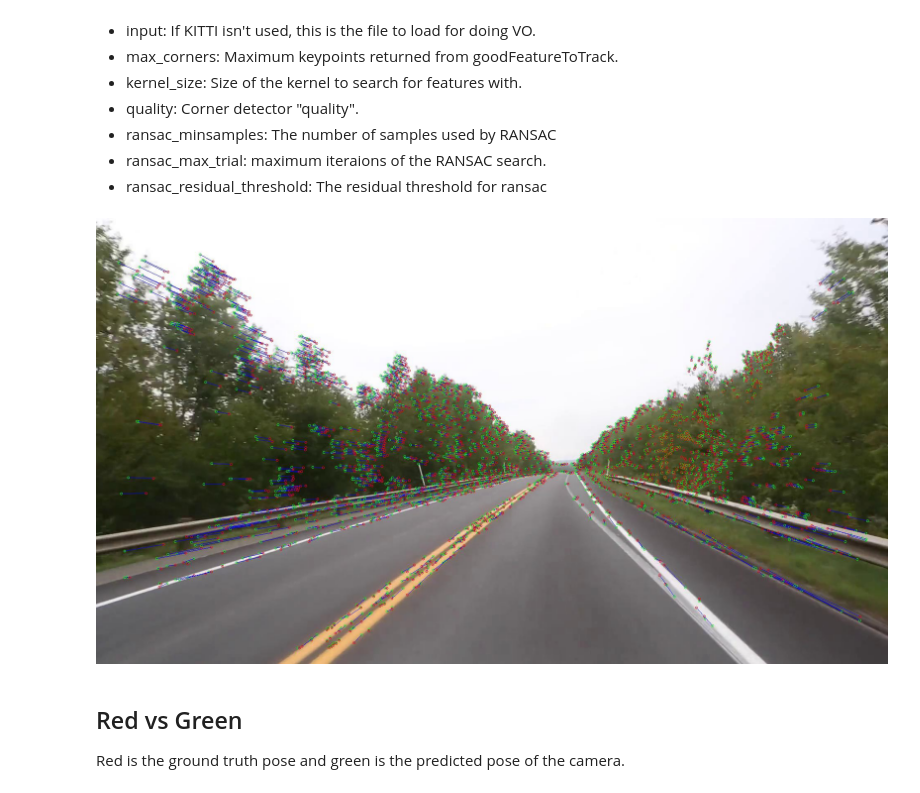
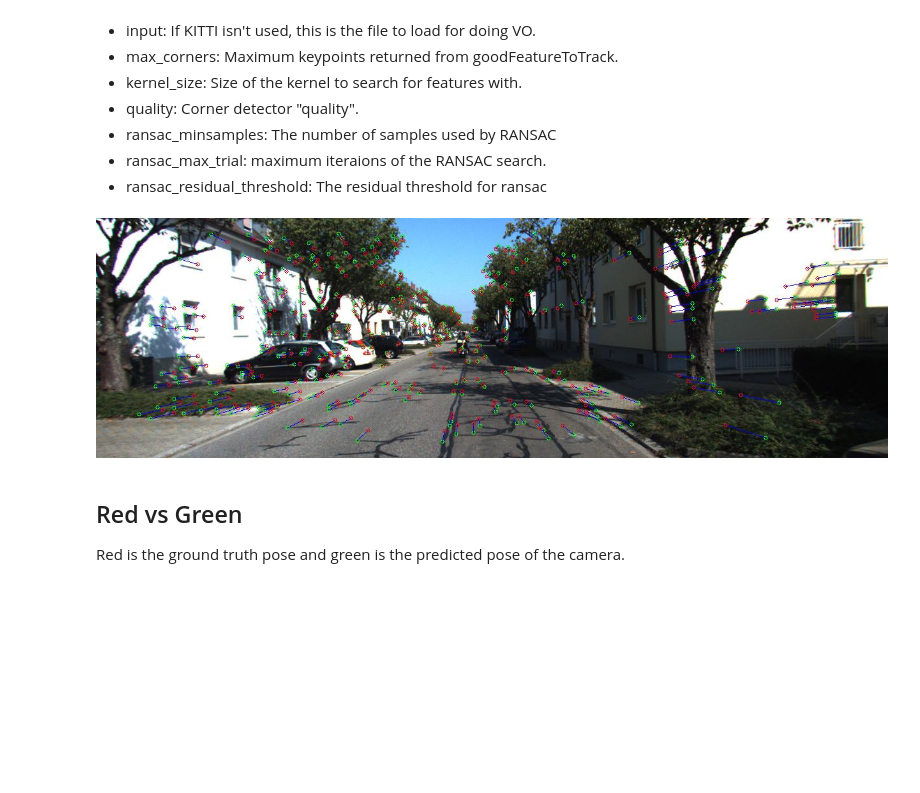
Before and after one commit to hpennington/mono-visual-odometry, a Jupyter notebook: visual_odometry.ipynb, the cells around one changed output. Saved outputs shown, nothing was run; the diff lists cells and outputs as text; code cells hidden in the pictures; blank space fills up the shorter version.

```diff
--- a/visual_odometry.ipynb
+++ b/visual_odometry.ipynb
@@ -35,20 +35,20 @@ from os.path import isfile, join
 - ransac_residual_threshold: The residual threshold for ransac
 # %%
 # Script parameters
-KITTI = False
+KITTI = True
 input = './videos/test_countryroad.mp4'
 # input = 0
 im_size = (640, 480)
 
 # ORB Detector parameters
-max_corners = 15000
-kernel_size = 3
+max_corners = 1500
+kernel_size = 6
 quality = 0.001
-keypoint_size = 6
+keypoint_size = 18
 
 # Ransac parameters
-ransac_minsamples = 12
-ransac_max_trials = 175
+ransac_minsamples = 10
+ransac_max_trials = 150
 ransac_residual_threshold = 0.001
 
 # Pose extratction translation scaling
@@ -119,7 +119,7 @@ def match_frames(frame1, frame2, corners1, corners2, kps1, kps2, descriptors1, d
         try:
             model, inliers = ransac(
                 (norm_pairs[:, 0], norm_pairs[:, 1]),
-                EssentialMatrixTransform,
+                FundamentalMatrixTransform,
                 min_samples=ransac_minsamples,
                 residual_threshold=ransac_residual_threshold,
                 max_trials=ransac_max_trials
@@ -197,3 +194,12 @@ def extract_pose(E, K, x1, x2):
+# %%
+def fundamentalToEssential(F):
+    U, _, V = np.linalg.svd(F)
+    S = np.array([
+        [1, 0, 0],
+        [0, 1, 0],
+        [0, 0, 0],
+    ])
+    return U @ S @ V
 # %%
 cap = None
 if KITTI == False:
@@ -249,10 +255,10 @@ while (KITTI == True and i < len(train_image_names)) or (cap is not None and cap
 
             result = match_frames(im1, im2, corners, last_corners, kps, last_kps, descriptors, last_descriptors)
             if result is not None:
-                norm_pairs, feature_pairs, E, K, indices = result
+                norm_pairs, feature_pairs, F, K, indices = result
 
                 try:
-                    # E = fundamentalToEssential(F, K)
+                    E = fundamentalToEssential(F)
                     R, t = extract_pose(E, K, norm_pairs[0, 0], norm_pairs[0, 1])
                     t = t.flatten()
 
@@ -317,34 +323,34 @@ while (KITTI == True and i < len(train_image_names)) or (cap is not None and cap
                 max_corners,
                 quality,
                 kernel_size
             )
 
             keypoints = [cv2.KeyPoint(x=x[0][0], y=x[0][1], size=20) for x in last_corners]
             last_kps, last_descriptors = orb.compute(im, keypoints)
         else:
             last_corners = corners
             last_kps, last_descriptors = kps, descriptors
 
         cv2.imshow('im1', im_original)
         key = cv2.waitKey(1)
         if key & 0xFF == ord('q'):
             break
 
         if (i > 100 and i % 1000 == 0) or (i > 0 and i < 11 and i % 10 == 0):
             display_mat(cv2.cvtColor(im_original, cv2.COLOR_BGR2RGB))
 
         t1 = time.time()
         i += 1
 
     else:
         break
 
 cv2.destroyAllWindows()
 cv2.waitKey(4)
 if KITTI == False:
     cap.release()
 # %% [output]
-[figure, old version]
+[figure, new version]
 # %% [markdown]
 ## Red vs Green
 Red is the ground truth pose and green is the predicted pose of the camera.
```
Also changed, not shown: parts of 2 cells of this notebook, 1 other file.
